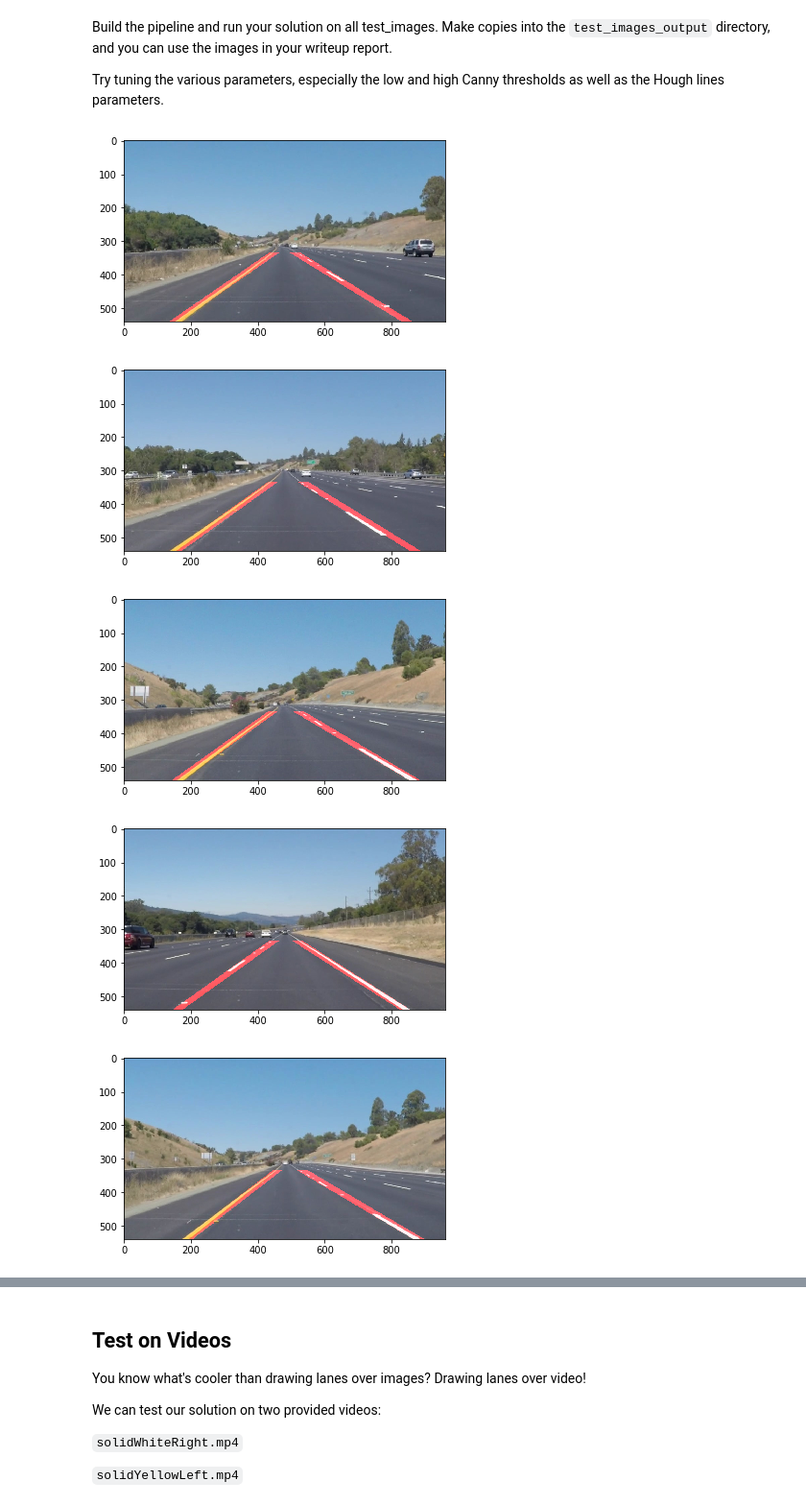
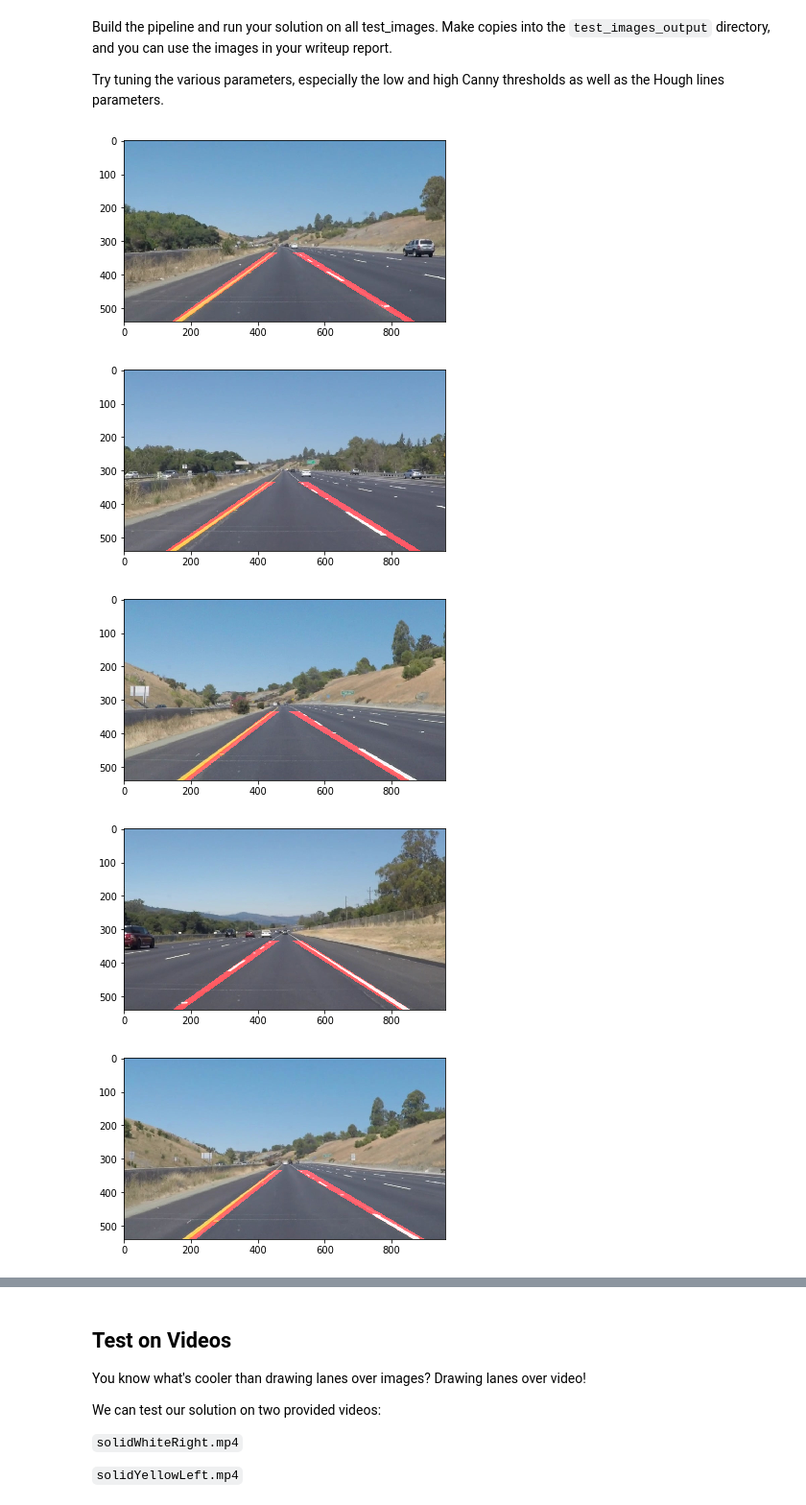
Before and after one commit to jien-cao/udacity_av, a Jupyter notebook: CarND-LaneLines-P1/P1.ipynb, the cells around one changed output, grey strips where cells are left out. Shown at 96% size. Saved outputs shown, nothing was run; the diff lists cells and outputs as text; code cells hidden in the pictures.

```diff
--- a/CarND-LaneLines-P1/P1.ipynb
+++ b/CarND-LaneLines-P1/P1.ipynb
@@ -80,6 +80,17 @@ This image is: <class 'numpy.ndarray'> with dimensions: (540, 960, 3)
 Below are some helper functions to help get you started. They should look familiar from the lesson!
 # %%
 import math
+
+def enhance_yellow(img):
+    hsv_img = cv2.cvtColor(img, cv2.COLOR_RGB2HSV)
+    RGB_YELLOW = np.uint8([[[255,255,0 ]]])
+    HSV_YELLOW = cv2.cvtColor(RGB_YELLOW, cv2.COLOR_RGB2HSV)
+    lower = np.array([HSV_YELLOW[0][0][0] - 10, 100, 80], dtype = "uint8")
+    higher = np.array([HSV_YELLOW[0][0][0] + 10, 255, 255], dtype = "uint8")
+    mask_yellow = cv2.inRange(hsv_img, lower, higher)
+    enhanced_img = np.copy(img)
+    enhanced_img[np.where(mask_yellow == [255])] = [230, 230, 230]
+    return enhanced_img
 
 def grayscale(img):
     """Applies the Grayscale transform
@@ -293,36 +304,37 @@ IMAGE_WIDTH_PIXEL = 960
 GRAYSCALE_THRESHOLD = 200
 
 for image_file in image_files:
     LaneState.cur_weight = 0
     original_img = mpimg.imread(os.path.join("test_images", image_file))
-    grayscale_img = grayscale(original_img)
+    enhanced_img = enhance_yellow(original_img)
+    grayscale_img = grayscale(enhanced_img)
     # grayscale_mask = cv2.inRange(grayscale_img, THRESHOLD_YELLOWWHITE_GRAYSCALE, 255)
     # grayscale_filtered = cv2.bitwise_and(grayscale_img, grayscale_img, mask = grayscale_mask)
     # grayscale_blurred = gaussian_blur(grayscale_filtered, 3)
     grayscale_blurred = gaussian_blur(grayscale_img, 5)
     grayscale_edges = canny(grayscale_blurred,
                             GRAYSCALE_THRESHOLD / 3,
                             GRAYSCALE_THRESHOLD)
     fov_vertices = np.array([[0, IMAGE_HEIGHT_PIXEL],
                              [IMAGE_WIDTH_PIXEL * 0.45, IMAGE_HEIGHT_PIXEL * 0.58],
                              [IMAGE_WIDTH_PIXEL * 0.55, IMAGE_HEIGHT_PIXEL * 0.58],
                              [IMAGE_WIDTH_PIXEL, IMAGE_HEIGHT_PIXEL]],
                             np.int32)
     grayscale_edges = region_of_interest(grayscale_edges, [fov_vertices, ])
     lines_as_img = hough_lines(grayscale_edges, 1, np.pi * 1 / 180, 50, 40, 40)
     fov_vertices = np.array([[0, IMAGE_HEIGHT_PIXEL],
                              [0, IMAGE_HEIGHT_PIXEL * 0.62],
                              [IMAGE_WIDTH_PIXEL, IMAGE_HEIGHT_PIXEL * 0.62],
                              [IMAGE_WIDTH_PIXEL, IMAGE_HEIGHT_PIXEL]],
                             np.int32)
     lines_as_img = region_of_interest(lines_as_img, [fov_vertices, ])
     overlay_img = weighted_img(original_img, lines_as_img)
     plt.figure()
     plt.imshow(overlay_img)
 # %% [output]
 [figure]
-[figure, old version]
+[figure, new version]
-[figure, old version]
+[figure, new version]
 [figure]
 [figure]
 [figure]
```
Also changed, not shown: parts of 6 cells of this notebook, 3 other files.
